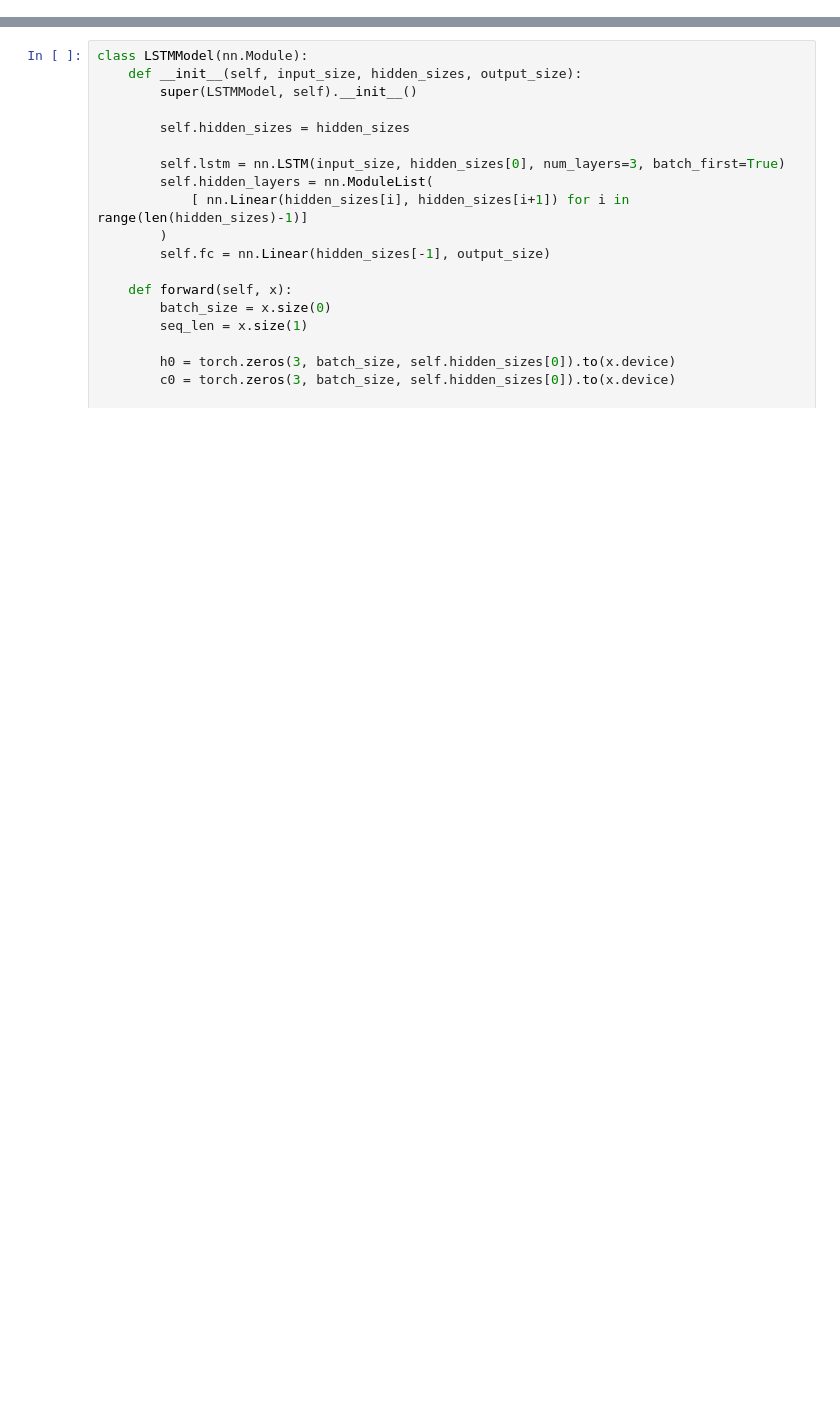
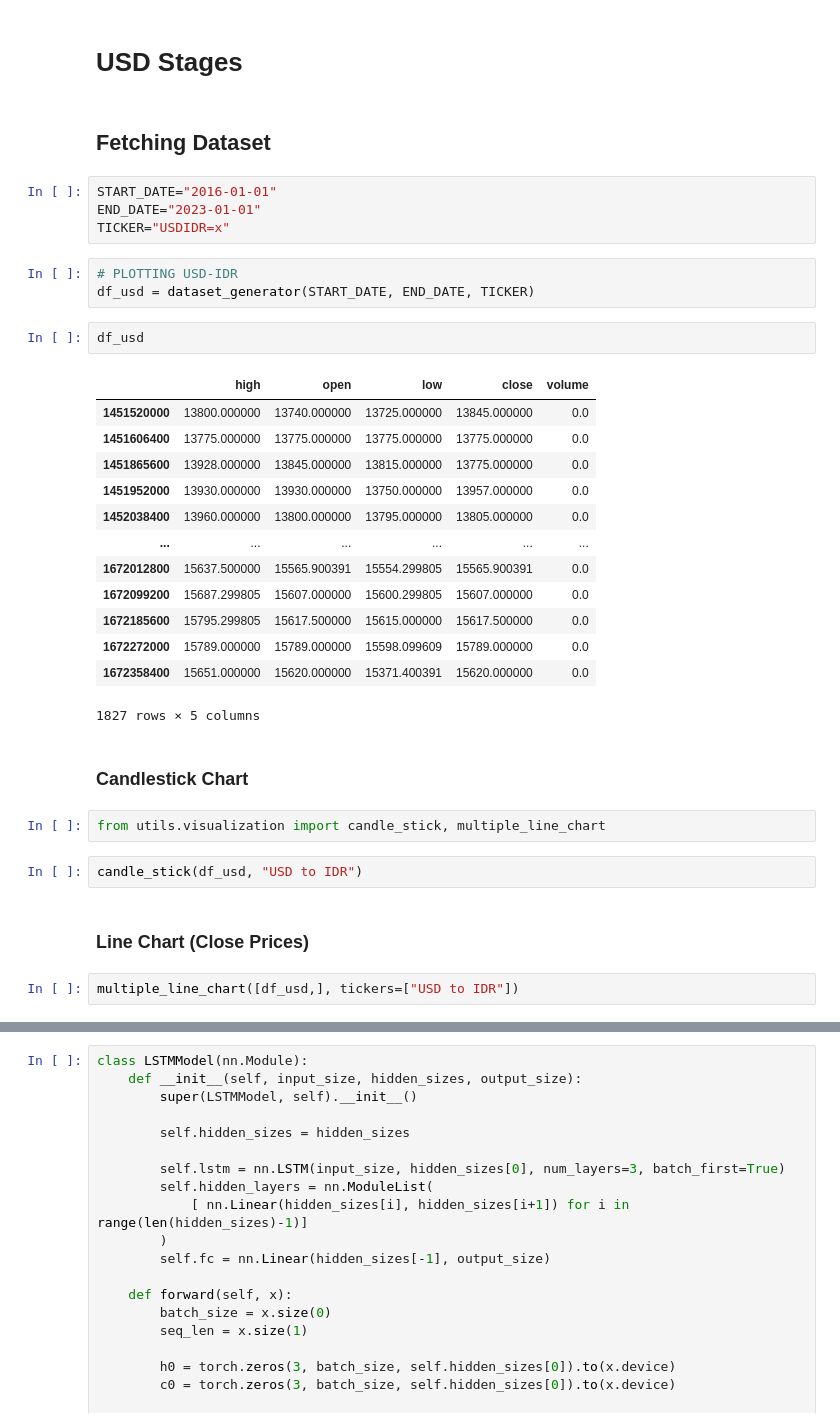
Before and after one commit to mekarsadev/economic-intelligence, a Jupyter notebook: labs/lstm-pytorch.ipynb, the cells around one changed output, grey strips where cells are left out. Drawn from its saved outputs; the diff is of its cells as text; blank space fills up the shorter version.

Commit message:
Install module preprocessing and visualization

```diff
--- a/labs/lstm-pytorch.ipynb
+++ b/labs/lstm-pytorch.ipynb
@@ -5,0 +21,37 @@ from torch.utils.data import Dataset
+# %% [markdown]
+# USD Stages
+# %% [markdown]
+## Fetching Dataset
+# %%
+START_DATE="2016-01-01"
+END_DATE="2023-01-01"
+TICKER="USDIDR=x"
+# %%
+# PLOTTING USD-IDR
+df_usd = dataset_generator(START_DATE, END_DATE, TICKER)
+# %%
+df_usd
+# %% [output]
+|  | high | open | low | close | volume |
+| 1451520000 | 13800.000000 | 13740.000000 | 13725.000000 | 13845.000000 | 0.0 |
+| 1451606400 | 13775.000000 | 13775.000000 | 13775.000000 | 13775.000000 | 0.0 |
+| 1451865600 | 13928.000000 | 13845.000000 | 13815.000000 | 13775.000000 | 0.0 |
+| 1451952000 | 13930.000000 | 13930.000000 | 13750.000000 | 13957.000000 | 0.0 |
+| 1452038400 | 13960.000000 | 13800.000000 | 13795.000000 | 13805.000000 | 0.0 |
+| ... | ... | ... | ... | ... | ... |
+| 1672012800 | 15637.500000 | 15565.900391 | 15554.299805 | 15565.900391 | 0.0 |
+| 1672099200 | 15687.299805 | 15607.000000 | 15600.299805 | 15607.000000 | 0.0 |
+| 1672185600 | 15795.299805 | 15617.500000 | 15615.000000 | 15617.500000 | 0.0 |
+| 1672272000 | 15789.000000 | 15789.000000 | 15598.099609 | 15789.000000 | 0.0 |
+| 1672358400 | 15651.000000 | 15620.000000 | 15371.400391 | 15620.000000 | 0.0 |
+1827 rows × 5 columns
+# %% [markdown]
+### Candlestick Chart
+# %%
+from utils.visualization import candle_stick, multiple_line_chart
+# %%
+candle_stick(df_usd, "USD to IDR")
+# %% [markdown]
+### Line Chart (Close Prices)
+# %%
+multiple_line_chart([df_usd,], tickers=["USD to IDR"])
```
Also changed, not shown: parts of 30 cells of this notebook, 6 other files.
